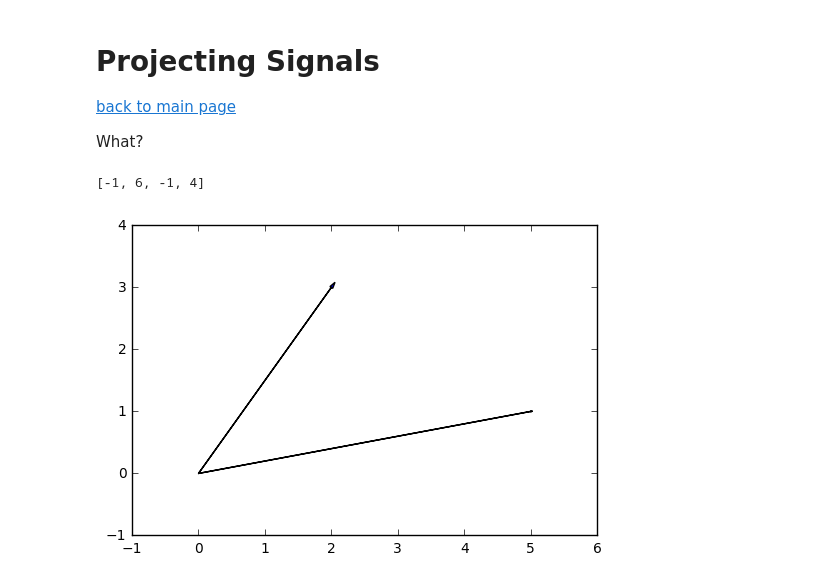
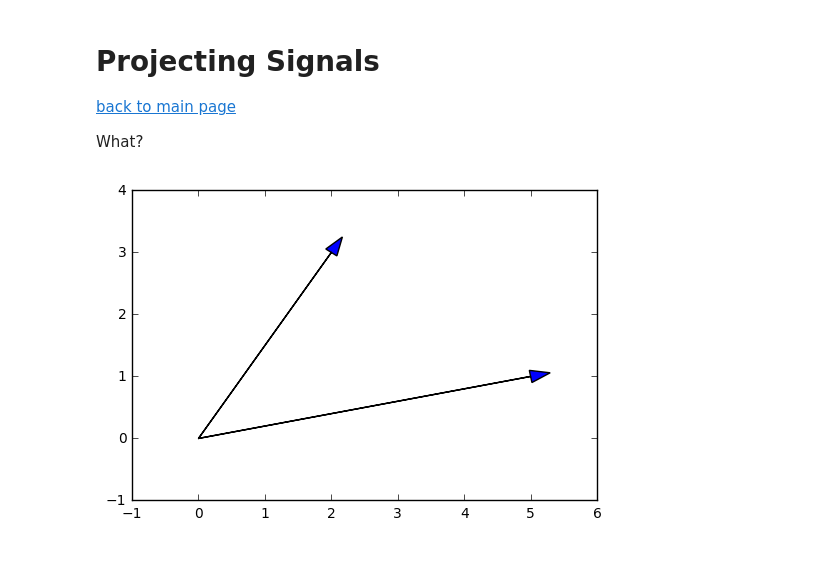
Before and after one commit to AmirHussein96/python-audio, a Jupyter notebook: signal-processing/projection.ipynb, the cells around one changed output. Cells and saved outputs as stored; diff of their text form; code cells hidden in the pictures.

```diff
--- a/signal-processing/projection.ipynb
+++ b/signal-processing/projection.ipynb
@@ -8,13 +8,19 @@ What?
 %matplotlib inline
 import numpy as np
 import matplotlib.pyplot as plt
+# %%
+def plot_arrow(vector):
+    plt.arrow(0, 0, *vector, head_width=0.2, head_length=0.3)
+# %%
+def plot_arrow(vector, ax):
+    ax.arrow(0, 0, *vector, head_width=0.2, head_length=0.3)
 # %%
 a = 2, 3
 b = 5, 1
 # %%
-plt.arrow(0, 0, *a, head_width=0.05, head_length=0.1)
-plt.arrow(0, 0, *b)
-plt.axis([-1, 6, -1, 4])
+fig = plt.figure()
+plot_arrow(a)
+plot_arrow(b)
+plt.axis([-1, 6, -1, 4]);
 # %% [output]
-[-1, 6, -1, 4]
-[figure, old version]
+[figure, new version]
```
Also changed, not shown: parts of 14 cells of this notebook.
